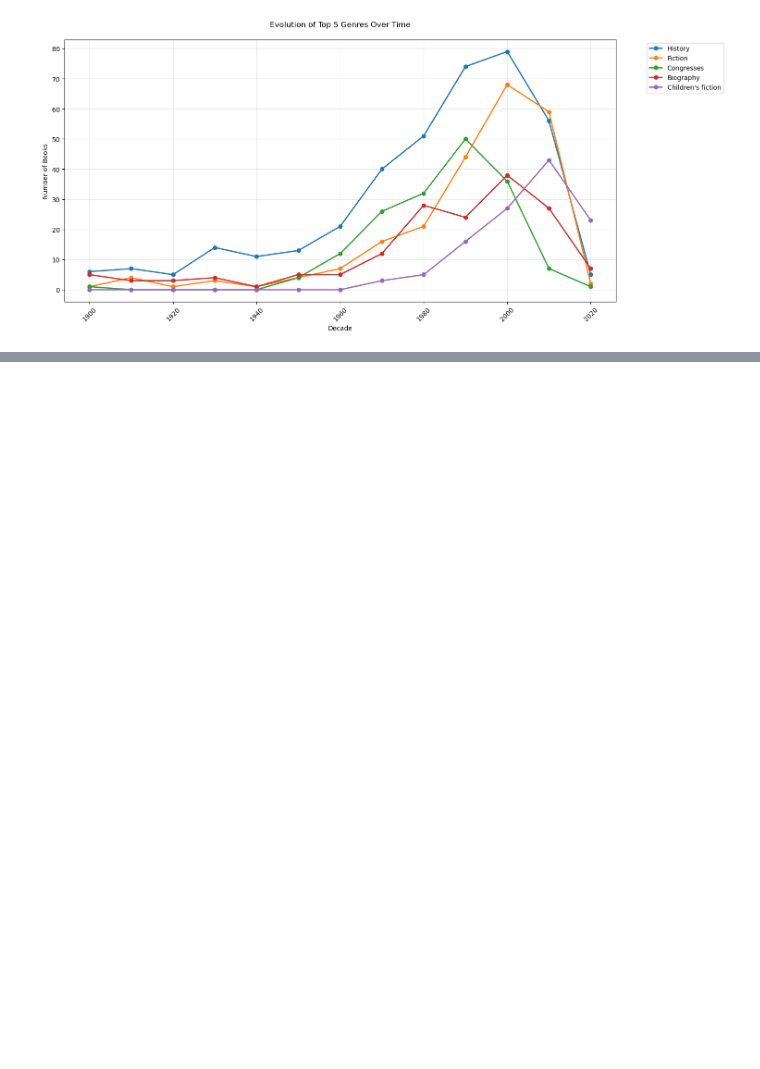
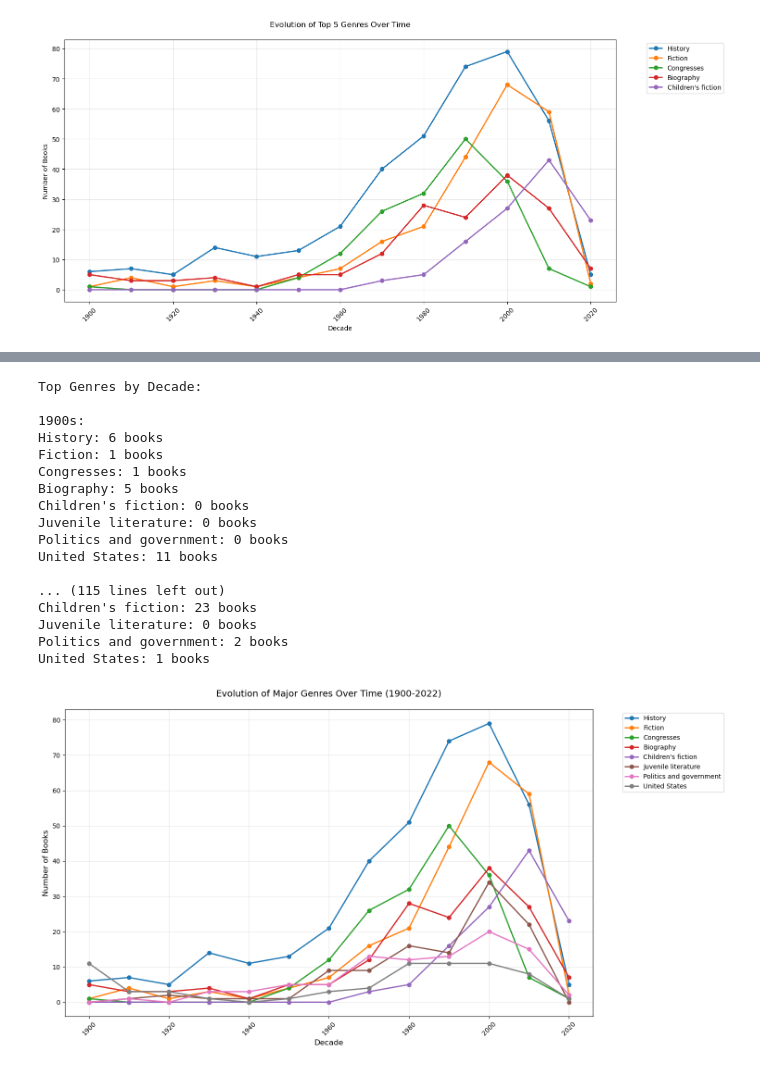
Before and after one commit to christiemegill/book_publishing_analysis, a Jupyter notebook: notebooks/publishing_evolution_analysis.ipynb, the cells around one changed output, grey strips where cells are left out. Cells and saved outputs as stored; diff of their text form; code cells hidden in the pictures; blank space fills up the shorter version.

```diff
--- a/notebooks/publishing_evolution_analysis.ipynb
+++ b/notebooks/publishing_evolution_analysis.ipynb
@@ -246,0 +525,72 @@ plt.show()
+# %%
+def analyze_genre_evolution():
+    # Ensure we have cleaned genres
+    if 'cleaned_genres' not in df.columns:
+        # Convert string representation of lists to actual lists
+        df['cleaned_genres'] = df['subject'].apply(lambda x: literal_eval(x) if isinstance(x, str) else [])
+
+    # Get top genres overall for focusing our analysis
+    all_genres = []
+    for genres in df['cleaned_genres']:
+        all_genres.extend(genres)
+
+    top_genres = pd.Series(all_genres).value_counts().head(8).index.tolist()
+
+    # Create a DataFrame for genre evolution
+    genre_evolution = pd.DataFrame(index=sorted(df['decade'].unique()))
+
+    for genre in top_genres:
+        counts_by_decade = []
+        for decade in genre_evolution.index:
+            decade_books = df[df['decade'] == decade]
+            count = sum(1 for genres in decade_books['cleaned_genres'] if genre in genres)
+            counts_by_decade.append(count)
+        genre_evolution[genre] = counts_by_decade
+
+    # Create visualization
+    plt.figure(figsize=(15, 8))
+
+    # Plot each genre
+    for genre in top_genres:
+        plt.plot(genre_evolution.index, genre_evolution[genre],
+                marker='o', label=genre, linewidth=2)
+
+    plt.title('Evolution of Major Genres Over Time (1900-2022)', pad=20, fontsize=14)
+    plt.xlabel('Decade', fontsize=12)
+    plt.ylabel('Number of Books', fontsize=12)
+    plt.legend(bbox_to_anchor=(1.05, 1), loc='upper left')
+    plt.grid(True, alpha=0.3)
+    plt.xticks(rotation=45)
+    plt.tight_layout()
+
+    return genre_evolution
+
+# Run the genre analysis
+genre_trends = analyze_genre_evolution()
+
+# Print summary of genre trends
+print("\nTop Genres by Decade:")
+for decade in sorted(genre_trends.index):
+    print(f"\n{decade}s:")
+    for genre in genre_trends.columns:
+        count = genre_trends.loc[decade, genre]
+        print(f"{genre}: {count:,} books")
+# %% [output]
+Top Genres by Decade:
+
+1900s:
+History: 6 books
+Fiction: 1 books
+Congresses: 1 books
+Biography: 5 books
+Children's fiction: 0 books
+Juvenile literature: 0 books
+Politics and government: 0 books
+United States: 11 books
+
+... (115 lines left out)
+Children's fiction: 23 books
+Juvenile literature: 0 books
+Politics and government: 2 books
+United States: 1 books
+[figure, added]
```
Also changed, not shown: parts of 9 cells of this notebook.
